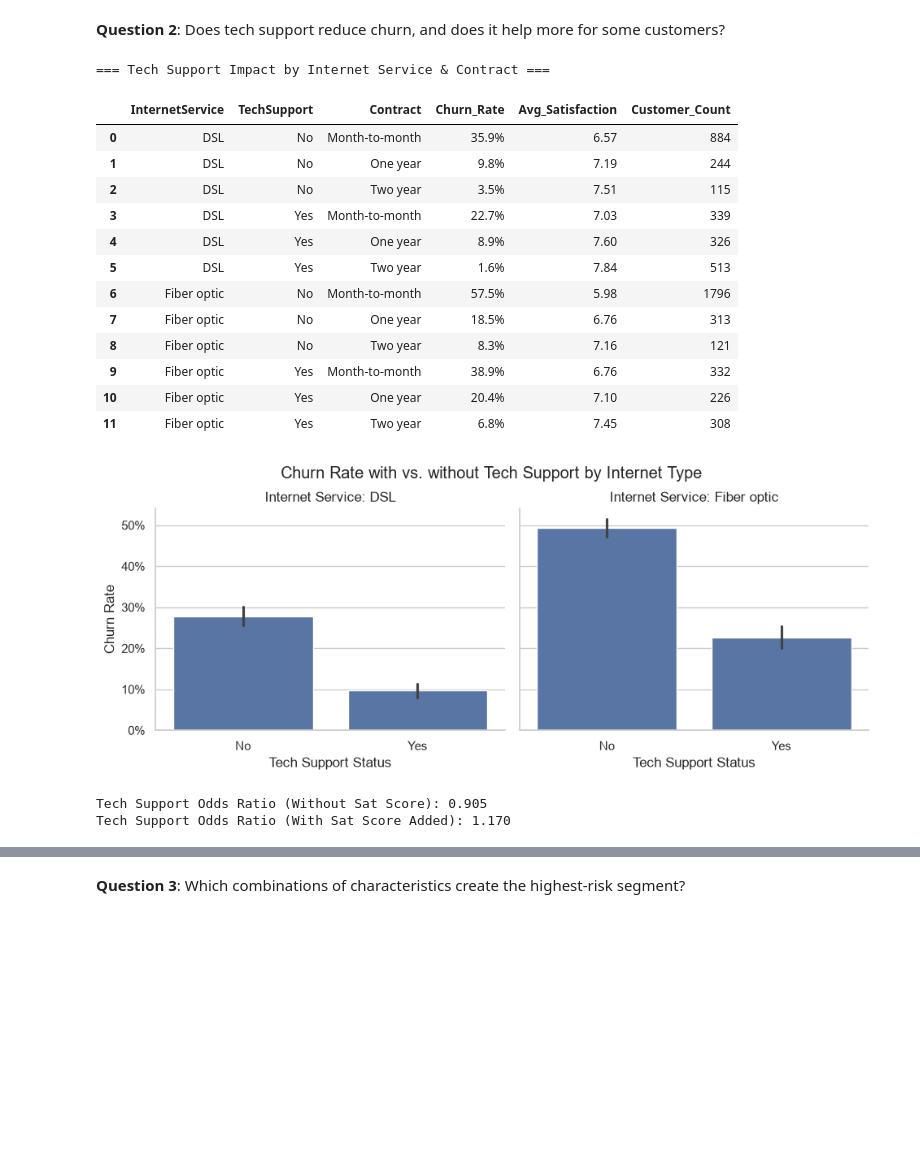
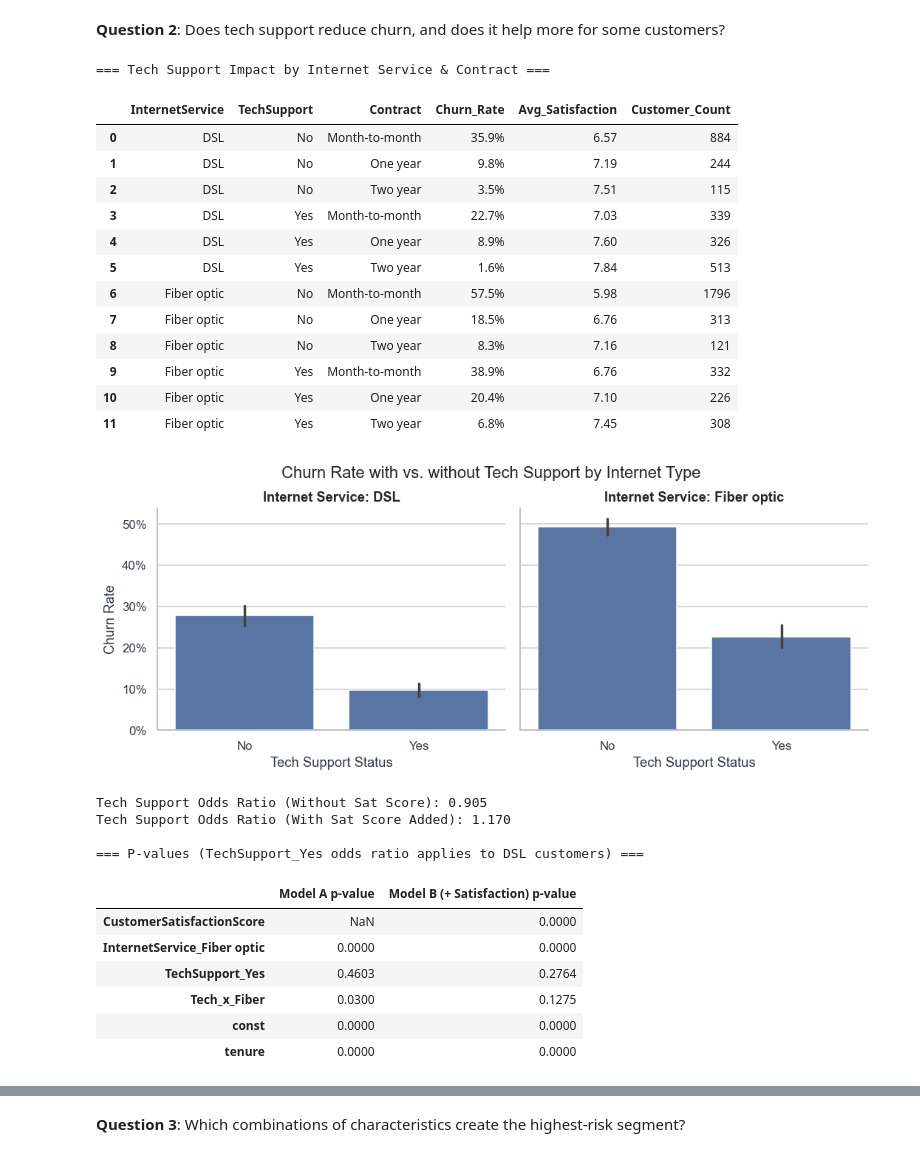
Before and after one commit to pondnatalie/Churn_Project_Tellecommunications, a Jupyter notebook: Churn_Project.ipynb, the cells around one changed output, grey strips where cells are left out. Drawn from its saved outputs; the diff is of its cells as text; code cells hidden in the pictures; blank space fills up the shorter version.

```diff
--- a/Churn_Project.ipynb
+++ b/Churn_Project.ipynb
@@ -39,6 +103,6 @@ import pandas as pd
 # %%
 ## Creating a copy of our dataset
-raw = pd.read_csv("Churn_class_project.csv")
+raw = pd.read_csv("data/Churn_class_project.csv")
 df = raw.copy()
 # %% [markdown]
 # Inspection
@@ -1428,13 +1491,8 @@ df.to_csv("Churn_cleaned.csv", index=False)
 # Data Summary, Data Visualization, and Simple Models
 # %%
 ## Reload/Verify Clean Data
-import pandas as pd
-import numpy as np
-import matplotlib.pyplot as plt
-import seaborn as sns
-
 # Ensure cleaned dataset is ready
-df = pd.read_csv("Churn_cleaned.csv")
+df = pd.read_csv("outputs/Churn_cleaned.csv")
 df.head()
 # %% [output]
 |  | customerID | gender | tenure | InternetService | TechSupport | Contract | PaperlessBilling | PaymentMethod | ... |
@@ -1732,34 +1742,55 @@ X_q2_b = X_q2_b.astype(float)
 m_q2_b = sm.Logit(
     y_train.astype(float), X_q2_b
 ).fit(disp=False)
 
 
 # Compare Tech Support Odds Ratios
 print(
     f"Tech Support Odds Ratio (Without Sat Score): "
     f"{np.exp(m_q2_a.params['TechSupport_Yes']):.3f}"
 )
 
 print(
     f"Tech Support Odds Ratio (With Sat Score Added): "
     f"{np.exp(m_q2_b.params['TechSupport_Yes']):.3f}"
 )
+
+
+# 6. P-values for Both Models
+# Because Tech_x_Fiber is in the model, the TechSupport_Yes odds ratio
+# describes the effect of tech support for DSL customers
+pval_table = pd.DataFrame({
+    'Model A p-value': m_q2_a.pvalues,
+    'Model B (+ Satisfaction) p-value': m_q2_b.pvalues
+}).round(4)
+
+print("\n=== P-values (TechSupport_Yes odds ratio applies to DSL customers) ===")
+display(pval_table)
 # %% [output]
 === Tech Support Impact by Internet Service & Contract ===
 |  | InternetService | TechSupport | Contract | Churn_Rate | Avg_Satisfaction | Customer_Count |
 | 0 | DSL | No | Month-to-month | 35.9% | 6.57 | 884 |
 | 1 | DSL | No | One year | 9.8% | 7.19 | 244 |
 | 2 | DSL | No | Two year | 3.5% | 7.51 | 115 |
 | 3 | DSL | Yes | Month-to-month | 22.7% | 7.03 | 339 |
 | 4 | DSL | Yes | One year | 8.9% | 7.60 | 326 |
 | 5 | DSL | Yes | Two year | 1.6% | 7.84 | 513 |
 | 6 | Fiber optic | No | Month-to-month | 57.5% | 5.98 | 1796 |
 | 7 | Fiber optic | No | One year | 18.5% | 6.76 | 313 |
 | 8 | Fiber optic | No | Two year | 8.3% | 7.16 | 121 |
 | 9 | Fiber optic | Yes | Month-to-month | 38.9% | 6.76 | 332 |
 | 10 | Fiber optic | Yes | One year | 20.4% | 7.10 | 226 |
 | 11 | Fiber optic | Yes | Two year | 6.8% | 7.45 | 308 |
-[figure, old version]
+[figure, new version]
 Tech Support Odds Ratio (Without Sat Score): 0.905
 Tech Support Odds Ratio (With Sat Score Added): 1.170
+
+=== P-values (TechSupport_Yes odds ratio applies to DSL customers) ===
+|  | Model A p-value | Model B (+ Satisfaction) p-value |
+| CustomerSatisfactionScore | NaN | 0.0000 |
+| InternetService_Fiber optic | 0.0000 | 0.0000 |
+| TechSupport_Yes | 0.4603 | 0.2764 |
+| Tech_x_Fiber | 0.0300 | 0.1275 |
+| const | 0.0000 | 0.0000 |
+| tenure | 0.0000 | 0.0000 |
 # %% [markdown]
```
Also changed, not shown: parts of 41 cells of this notebook, 8 other files.
